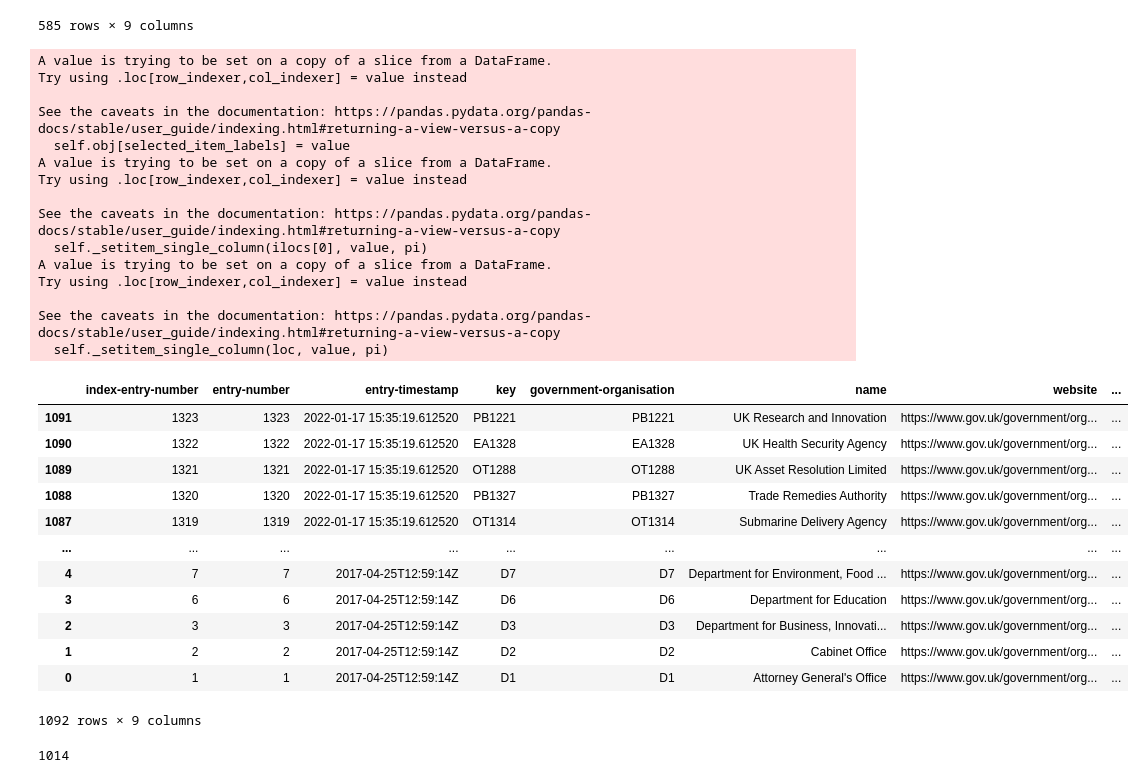
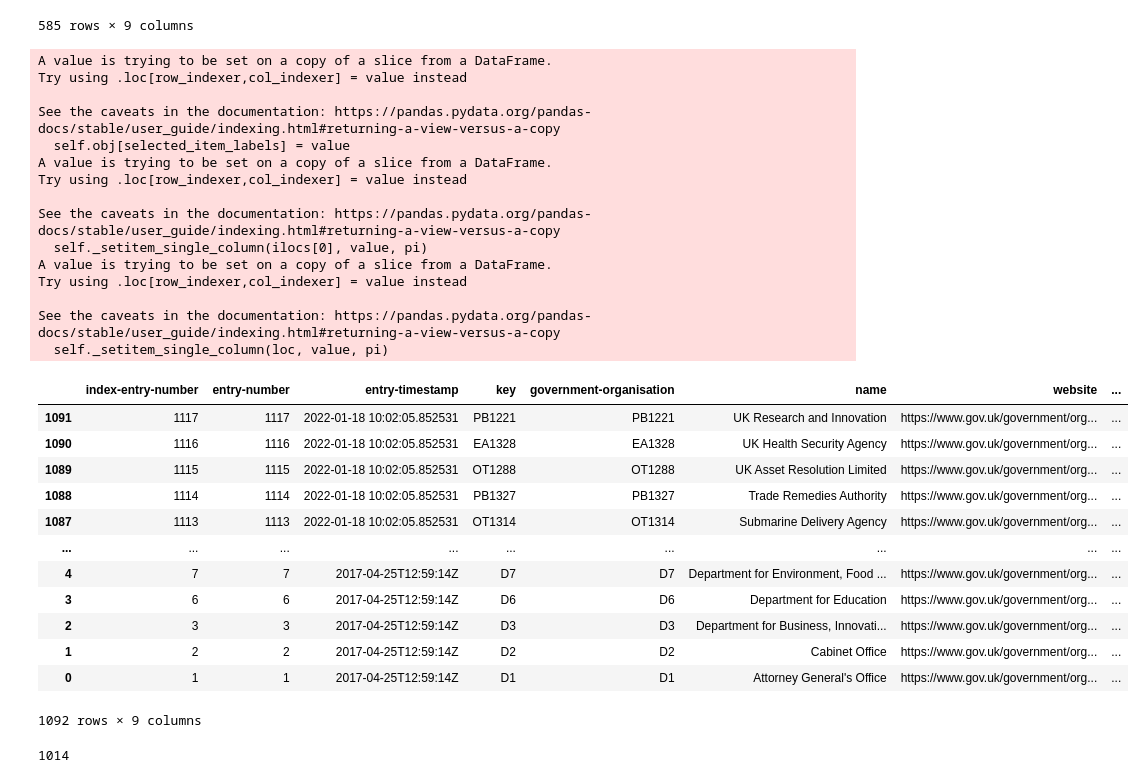
Before and after one commit to drkane/registers-backup, a Jupyter notebook: scripts/merge-gov-lists.ipynb, the cells around one changed output. Saved outputs shown, nothing was run; the diff lists cells and outputs as text; code cells hidden in the pictures.

Commit message:
correct index numbers

```diff
--- a/scripts/merge-gov-lists.ipynb
+++ b/scripts/merge-gov-lists.ipynb
@@ -4,5 +5,5 @@ import requests
 # %%
-register = pd.read_csv("../government-organisation.csv").sort_values("index-entry-number")
+register = pd.read_csv("../archive/government-organisation.csv").sort_values("index-entry-number")
 register
 # %% [output]
 |  | index-entry-number | entry-number | entry-timestamp | key | government-organisation | name | website | ... |
@@ -62,38 +63,38 @@ register_new
 585 rows × 9 columns
 # %%
 register_to_add = register_new[~register_new["key"].isin(register["key"])]
-register_to_add.loc[:, "index-entry-number"] = register_merged["index-entry-number"].max() + 1 + register_to_add.reset_index().index
+register_to_add.loc[:, "index-entry-number"] = register["index-entry-number"].max() + 1 + register_to_add.reset_index().index
 register_to_add.loc[:, "entry-number"] = register_to_add["index-entry-number"]
 register_to_add.loc[:, "entry-timestamp"] = pd.Timestamp.now()
 register_to_add
 
 register_merged = pd.concat([
     register,
     register_to_add,
 ], ignore_index=True).sort_values("index-entry-number", ascending=False)
 register_merged
 # %% [output]
 A value is trying to be set on a copy of a slice from a DataFrame.
 Try using .loc[row_indexer,col_indexer] = value instead
 
 See the caveats in the documentation: https://pandas.pydata.org/pandas-docs/stable/user_guide/indexing.html#returning-a-view-versus-a-copy
   self.obj[selected_item_labels] = value
 A value is trying to be set on a copy of a slice from a DataFrame.
 Try using .loc[row_indexer,col_indexer] = value instead
 
 See the caveats in the documentation: https://pandas.pydata.org/pandas-docs/stable/user_guide/indexing.html#returning-a-view-versus-a-copy
   self._setitem_single_column(ilocs[0], value, pi)
 A value is trying to be set on a copy of a slice from a DataFrame.
 Try using .loc[row_indexer,col_indexer] = value instead
 
 See the caveats in the documentation: https://pandas.pydata.org/pandas-docs/stable/user_guide/indexing.html#returning-a-view-versus-a-copy
   self._setitem_single_column(loc, value, pi)
 |  | index-entry-number | entry-number | entry-timestamp | key | government-organisation | name | website | ... |
-| 1091 | 1323 | 1323 | 2022-01-17 15:35:19.612520 | PB1221 | PB1221 | UK Research and Innovation | https://www.gov.uk/government/org... | ... |
-| 1090 | 1322 | 1322 | 2022-01-17 15:35:19.612520 | EA1328 | EA1328 | UK Health Security Agency | https://www.gov.uk/government/org... | ... |
-| 1089 | 1321 | 1321 | 2022-01-17 15:35:19.612520 | OT1288 | OT1288 | UK Asset Resolution Limited | https://www.gov.uk/government/org... | ... |
-| 1088 | 1320 | 1320 | 2022-01-17 15:35:19.612520 | PB1327 | PB1327 | Trade Remedies Authority | https://www.gov.uk/government/org... | ... |
-| 1087 | 1319 | 1319 | 2022-01-17 15:35:19.612520 | OT1314 | OT1314 | Submarine Delivery Agency | https://www.gov.uk/government/org... | ... |
+| 1091 | 1117 | 1117 | 2022-01-18 10:02:05.852531 | PB1221 | PB1221 | UK Research and Innovation | https://www.gov.uk/government/org... | ... |
+| 1090 | 1116 | 1116 | 2022-01-18 10:02:05.852531 | EA1328 | EA1328 | UK Health Security Agency | https://www.gov.uk/government/org... | ... |
+| 1089 | 1115 | 1115 | 2022-01-18 10:02:05.852531 | OT1288 | OT1288 | UK Asset Resolution Limited | https://www.gov.uk/government/org... | ... |
+| 1088 | 1114 | 1114 | 2022-01-18 10:02:05.852531 | PB1327 | PB1327 | Trade Remedies Authority | https://www.gov.uk/government/org... | ... |
+| 1087 | 1113 | 1113 | 2022-01-18 10:02:05.852531 | OT1314 | OT1314 | Submarine Delivery Agency | https://www.gov.uk/government/org... | ... |
 | ... | ... | ... | ... | ... | ... | ... | ... | ... |
 | 4 | 7 | 7 | 2017-04-25T12:59:14Z | D7 | D7 | Department for Environment, Food ... | https://www.gov.uk/government/org... | ... |
 | 3 | 6 | 6 | 2017-04-25T12:59:14Z | D6 | D6 | Department for Education | https://www.gov.uk/government/org... | ... |
```
Also changed, not shown: parts of 2 cells of this notebook, 2 other files.
